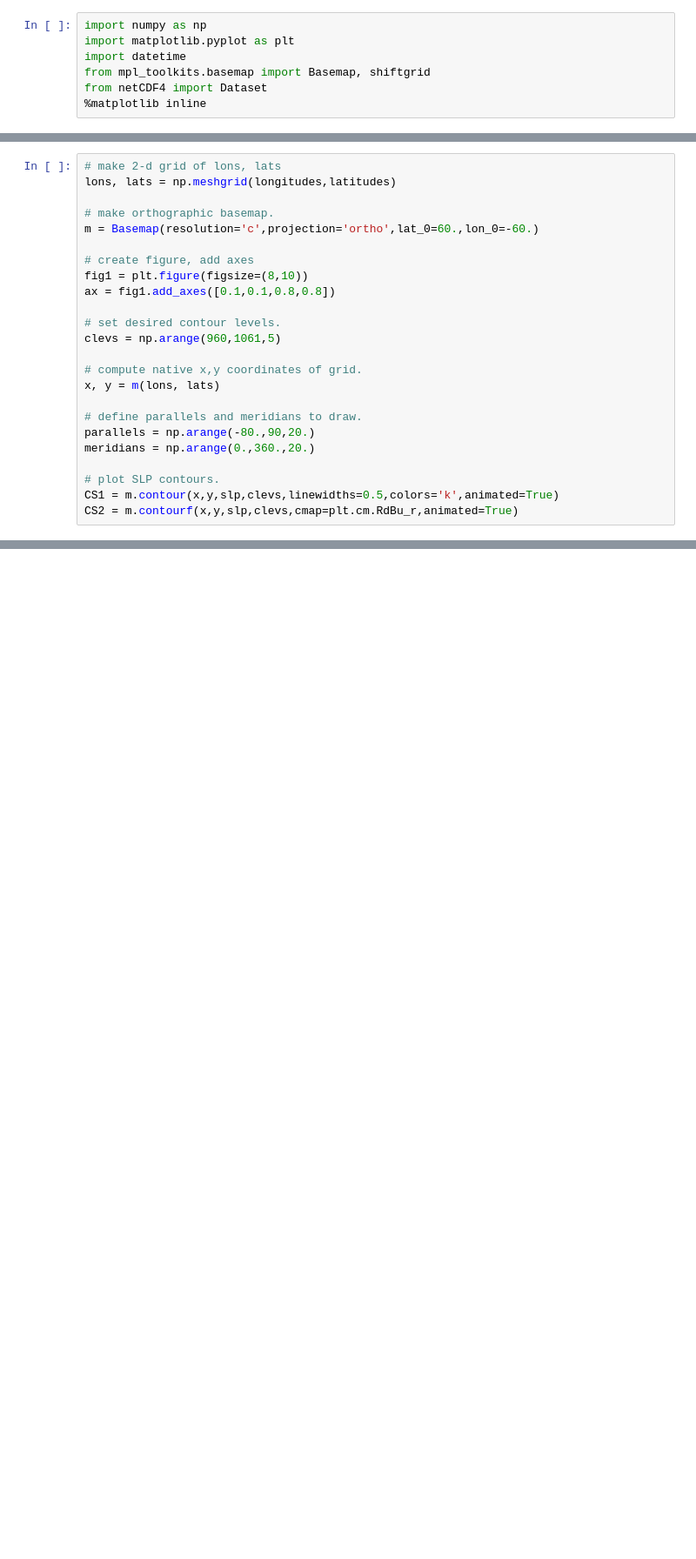
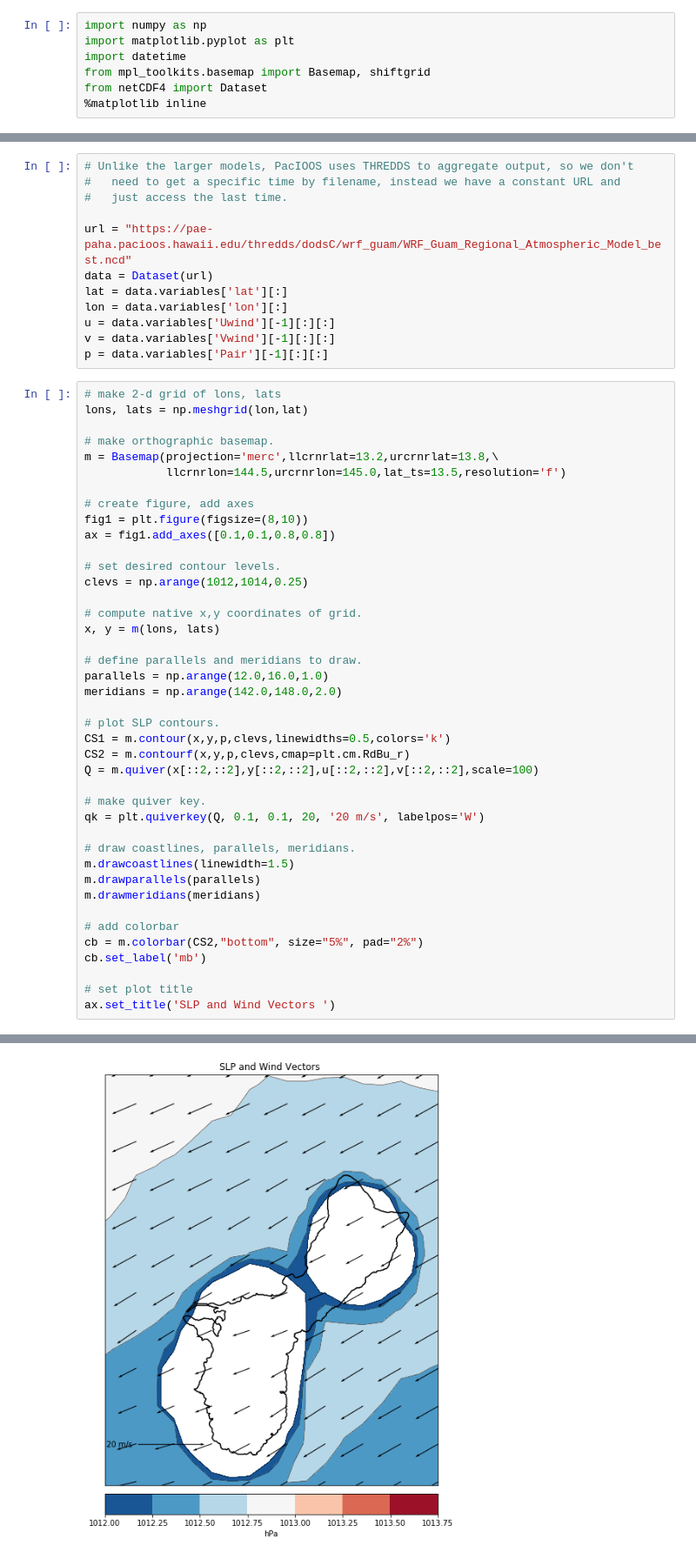
Before and after one commit to jpotemra/OCN-463, a Jupyter notebook: 18_Wind.ipynb, the cells around one changed output, grey strips where cells are left out. Shown: that part at 87% size. Cells and saved outputs as stored; diff of their text form; blank space fills up the shorter version.

```diff
--- a/18_Wind.ipynb
+++ b/18_Wind.ipynb
@@ -36,24 +11,54 @@ v = vin[-1,:,:]
+# %%
+# Unlike the larger models, PacIOOS uses THREDDS to aggregate output, so we don't
+#   need to get a specific time by filename, instead we have a constant URL and
+#   just access the last time.
+
+url = "https://pae-paha.pacioos.hawaii.edu/thredds/dodsC/wrf_guam/WRF_Guam_Regional_Atmospheric_Model_best.ncd"
+data = Dataset(url)
+lat = data.variables['lat'][:]
+lon = data.variables['lon'][:]
+u = data.variables['Uwind'][-1][:][:]
+v = data.variables['Vwind'][-1][:][:]
+p = data.variables['Pair'][-1][:][:]
 # %%
 # make 2-d grid of lons, lats
-lons, lats = np.meshgrid(longitudes,latitudes)
+lons, lats = np.meshgrid(lon,lat)
 
 # make orthographic basemap.
-m = Basemap(resolution='c',projection='ortho',lat_0=60.,lon_0=-60.)
+m = Basemap(projection='merc',llcrnrlat=13.2,urcrnrlat=13.8,\
+            llcrnrlon=144.5,urcrnrlon=145.0,lat_ts=13.5,resolution='f')
 
 # create figure, add axes
 fig1 = plt.figure(figsize=(8,10))
 ax = fig1.add_axes([0.1,0.1,0.8,0.8])
 
 # set desired contour levels.
-clevs = np.arange(960,1061,5)
+clevs = np.arange(1012,1014,0.25)
 
 # compute native x,y coordinates of grid.
 x, y = m(lons, lats)
 
 # define parallels and meridians to draw.
-parallels = np.arange(-80.,90,20.)
-meridians = np.arange(0.,360.,20.)
+parallels = np.arange(12.0,16.0,1.0)
+meridians = np.arange(142.0,148.0,2.0)
 
 # plot SLP contours.
-CS1 = m.contour(x,y,slp,clevs,linewidths=0.5,colors='k',animated=True)
-CS2 = m.contourf(x,y,slp,clevs,cmap=plt.cm.RdBu_r,animated=True)
+CS1 = m.contour(x,y,p,clevs,linewidths=0.5,colors='k')
+CS2 = m.contourf(x,y,p,clevs,cmap=plt.cm.RdBu_r)
+Q = m.quiver(x[::2,::2],y[::2,::2],u[::2,::2],v[::2,::2],scale=100)
+
+# make quiver key.
+qk = plt.quiverkey(Q, 0.1, 0.1, 20, '20 m/s', labelpos='W')
+
+# draw coastlines, parallels, meridians.
+m.drawcoastlines(linewidth=1.5)
+m.drawparallels(parallels)
+m.drawmeridians(meridians)
+
+# add colorbar
+cb = m.colorbar(CS2,"bottom", size="5%", pad="2%")
+cb.set_label('mb')
+
+# set plot title
+ax.set_title('SLP and Wind Vectors ')
+# %% [output]
@@ -60 +66,2 @@ CS2 = m.contourf(x,y,slp,clevs,cmap=plt.cm.RdBu_r,animated=True)
+[figure, added]
 # %%
```
Also changed, not shown: parts of 7 cells of this notebook.
